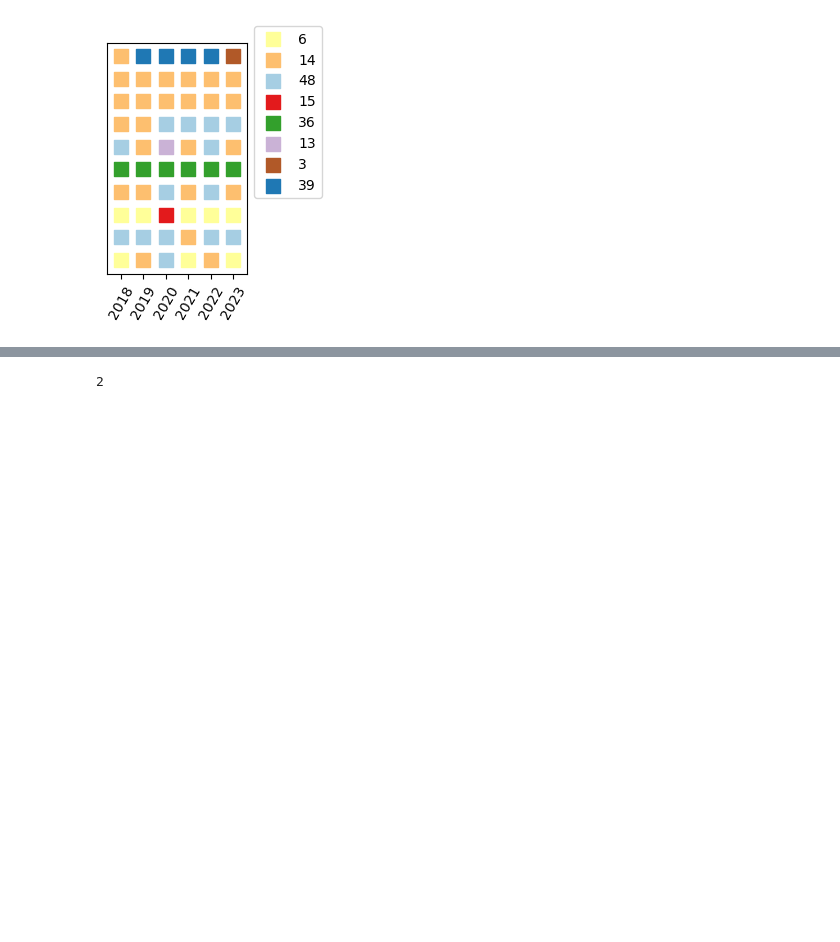
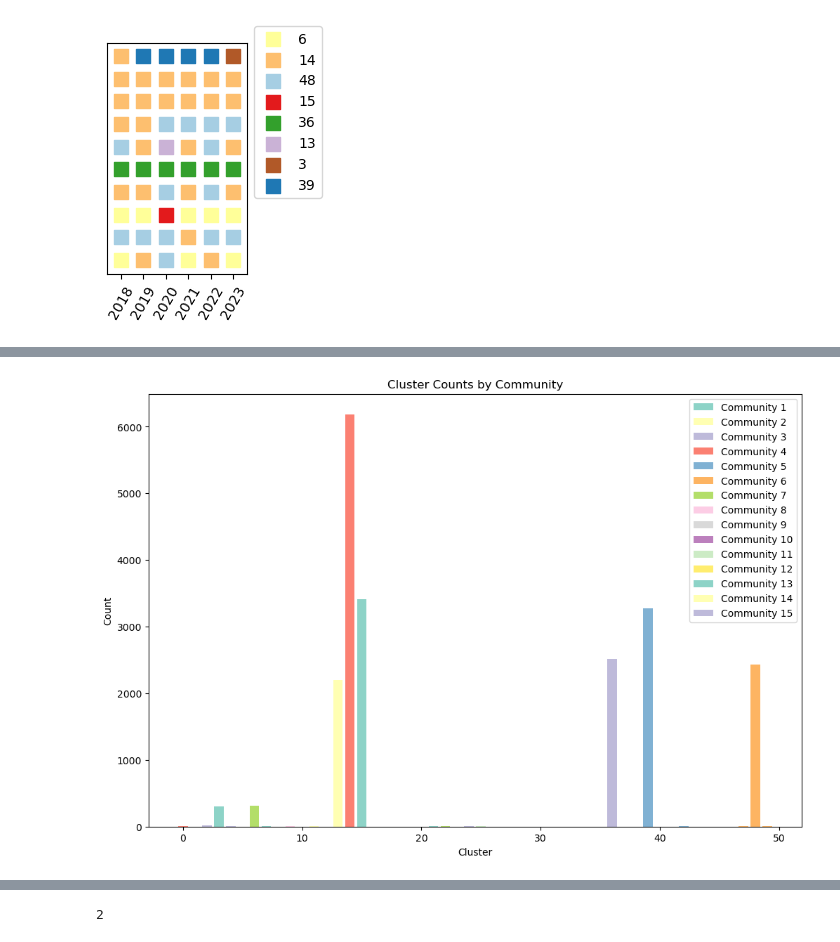
Before and after one commit to JuanesLamilla/TemporalClusterNet, a Jupyter notebook: time_series.ipynb, the cells around one changed output, grey strips where cells are left out. Cells and saved outputs as stored; diff of their text form; code cells hidden in the pictures; blank space fills up the shorter version.

```diff
--- a/time_series.ipynb
+++ b/time_series.ipynb
@@ -99,0 +210,6 @@ plt.show()
+# %%
+# Compute communities
+communities = nx.community.greedy_modularity_communities(G, weight='weight')
+
+# Convert to list of lists for plotting
+communities = [list(community) for community in communities]
@@ -99,0 +234,15 @@ plt.show()
+# %%
+# Plot the cluster counts in a bar chart but color the bars based on the community
+plt.figure(figsize=(12, 8))
+colors = sns.color_palette('Set3', len(communities))
+for i, community in enumerate(communities):
+    community_counts = {state: count for state, count in state_counts.items() if state in community}
+    plt.bar(community_counts.keys(), community_counts.values(), color=colors[i], label=f"Community {i + 1}")
+
+plt.xlabel("Cluster")
+plt.ylabel("Count")
+plt.title("Cluster Counts by Community")
+plt.legend()
+plt.show()
+# %% [output]
+[figure, added]
```
Also changed, not shown: parts of 17 cells of this notebook, 6 other files.
